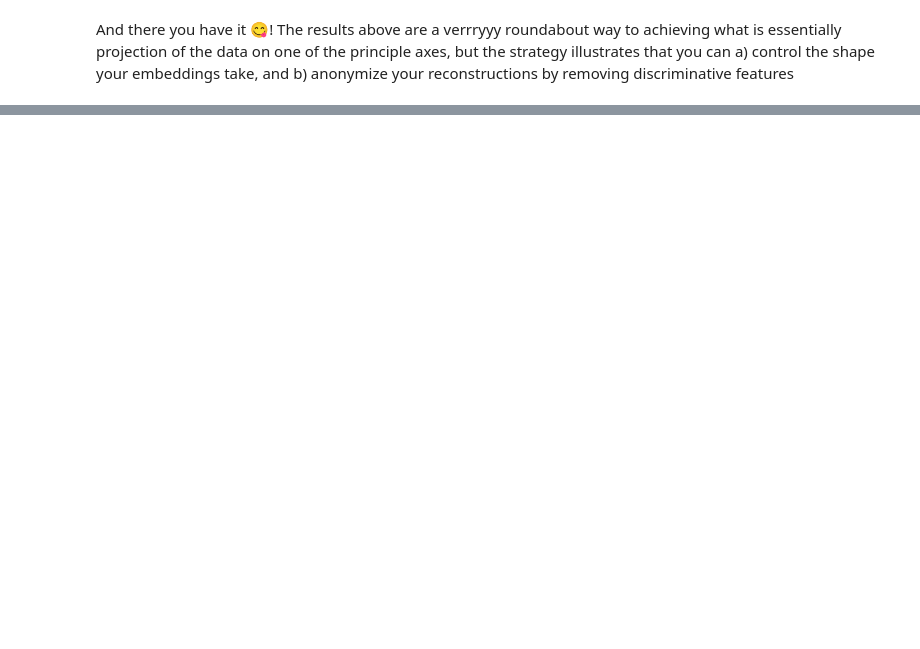
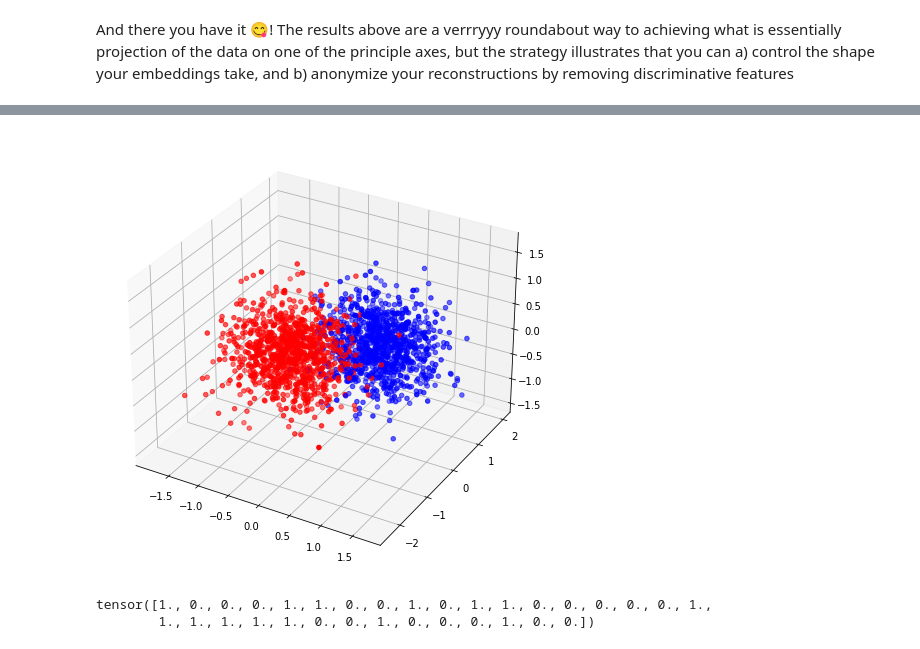
Before and after one commit to nnethercott/proteovae, a Jupyter notebook: examples/notebooks/nonlinear_pca.ipynb, the cells around one changed output, grey strips where cells are left out. Cells and saved outputs as stored; diff of their text form; code cells hidden in the pictures; blank space fills up the shorter version.

```diff
--- a/examples/notebooks/nonlinear_pca.ipynb
+++ b/examples/notebooks/nonlinear_pca.ipynb
@@ -196,0 +235,43 @@ And there you have it 😋! The results above are a verrryyy roundabout way to a
+# %%
+nsamples = 1000
+
+m1 = (0.5,0.5,0)
+m2 = (-0.5,-0.5,0)
+cov1 = 0.2*np.eye(3)
+cov2 = cov1
+
+g1 = np.random.multivariate_normal(m1, cov = cov2, size = nsamples)
+g2 = np.random.multivariate_normal(m2, cov = cov2, size = nsamples)
+
+X_ = np.concatenate((g1,g2),axis=0)
+Y_ = np.zeros(2*nsamples)
+Y_[nsamples:] = np.ones(nsamples)
+
+
+#visualize
+fig = plt.figure(figsize=(8,8))
+ax = fig.add_subplot(projection='3d')
+ax.scatter(X_[:,0], X_[:,1], X_[:,2], c=[(1,0,0) if i == 1 else (0,0,1) for i in Y_])
+plt.show()
+# %% [output]
+[figure, added]
+# %%
+batch_size = 32
+test_size = 0.2
+
+#train-test-validation splits
+X_train_val, X_test, Y_train_val, Y_test = train_test_split(X_,Y_, test_size=test_size)
+X_train, X_val, Y_train, Y_val = train_test_split(X_train_val,Y_train_val, test_size=test_size)
+
+#data loaders
+train_data = TorchDataset(X_train, Y_train)
+train_loader = DataLoader(train_data, batch_size=batch_size, shuffle=False)
+
+val_data = TorchDataset(X_val, Y_val)
+val_data = (val_data.data, val_data.labels)
+
+#printing labels for a batch
+print(next(iter(train_loader))[1])
+# %% [output]
+tensor([1., 0., 0., 0., 1., 1., 0., 0., 1., 0., 1., 1., 0., 0., 0., 0., 0., 1.,
+        1., 1., 1., 1., 1., 0., 0., 1., 0., 0., 0., 1., 0., 0.])
```
Also changed, not shown: parts of 12 cells of this notebook, 3 other files.
